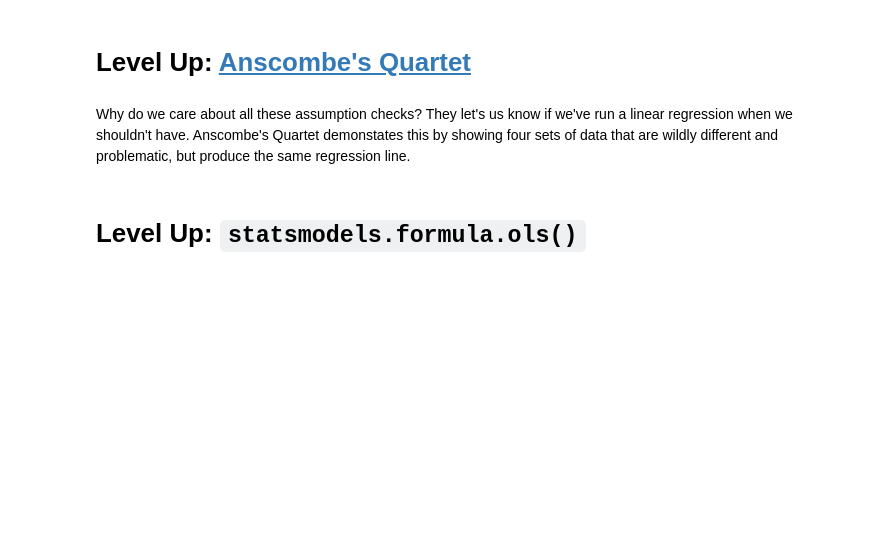
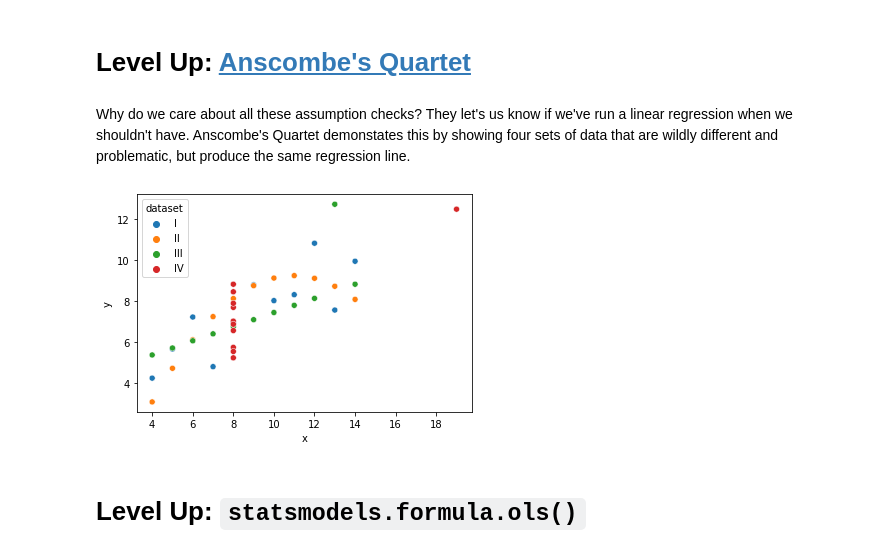
Before and after one commit to ParkedHampster/DS-Live-022023, a Jupyter notebook: Phase2/Lectures/12&13_Topic_18_Simple_Linear_Regression_statsmodels.ipynb, the cells around one changed output. Saved outputs shown, nothing was run; the diff lists cells and outputs as text; code cells hidden in the pictures; blank space fills up the shorter version.

```diff
--- a/Phase2/Lectures/12&13_Topic_18_Simple_Linear_Regression_statsmodels.ipynb
+++ b/Phase2/Lectures/12&13_Topic_18_Simple_Linear_Regression_statsmodels.ipynb
@@ -613,6 +613,11 @@ Why do we care about all these assumption checks? They let's us know if we've ru
 # %%
 ans = sns.load_dataset('anscombe')
 sns.scatterplot(data=ans, x='x', y='y', hue='dataset')
+
+
+'';
+# %% [output]
+[figure, added]
 # %% [markdown]
 # Level Up: `statsmodels.formula.ols()`
 # %% [markdown]
```
Also changed, not shown: parts of 6 cells of this notebook.
